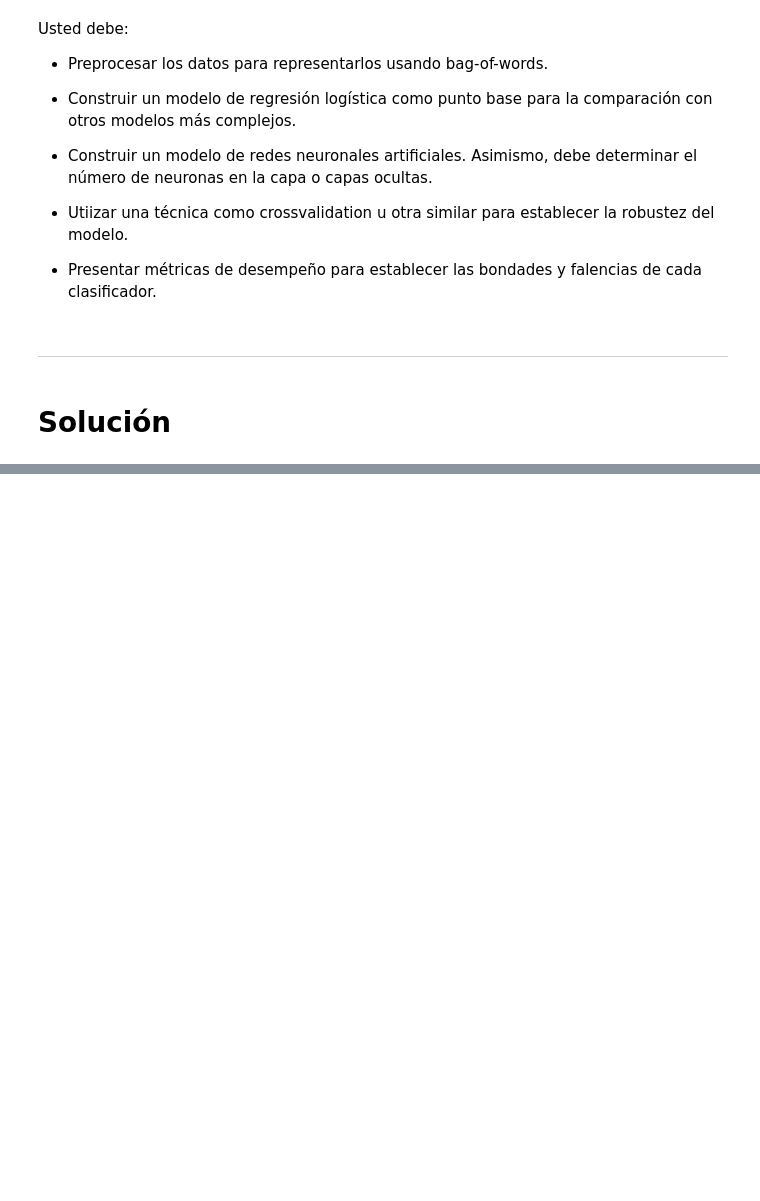
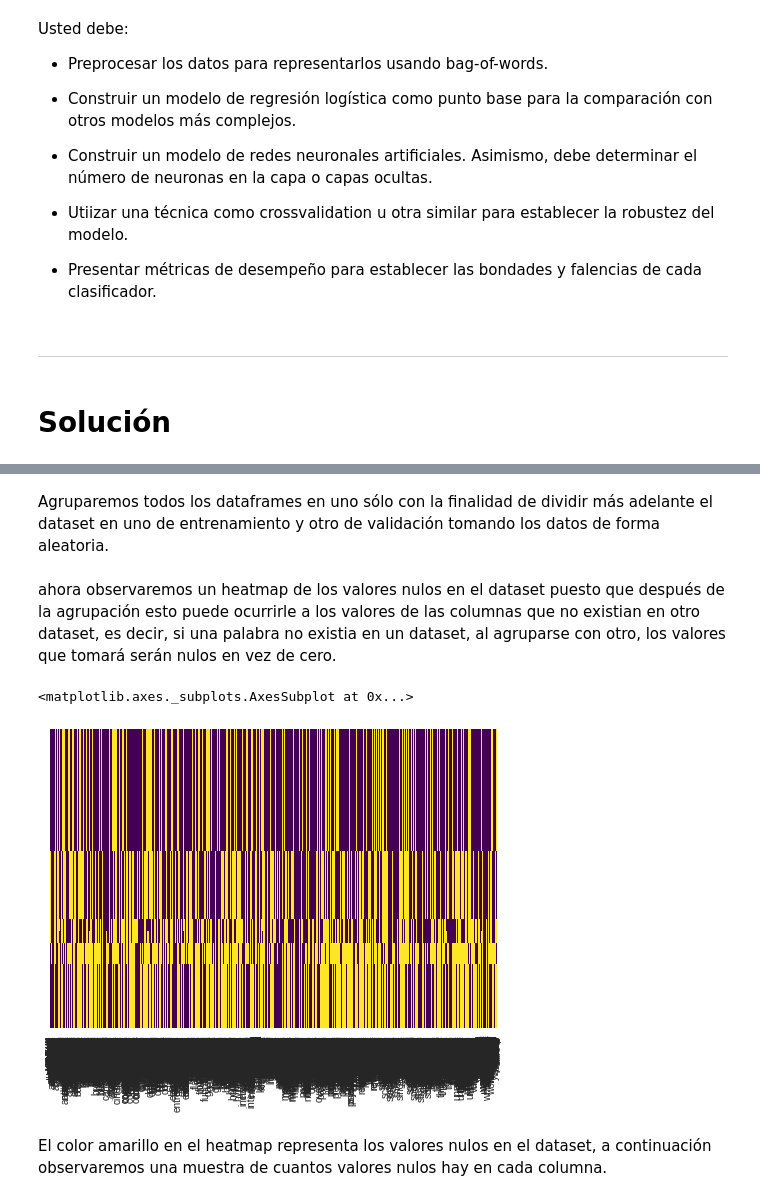
Before and after one commit to ann-2018-03/evaluacion-Daniel2894, a Jupyter notebook: 03-spam.ipynb, the cells around one changed output, grey strips where cells are left out. Drawn from its saved outputs; the diff is of its cells as text; code cells hidden in the pictures; blank space fills up the shorter version.

Commit message:
spam classifier finished

```diff
--- a/03-spam.ipynb
+++ b/03-spam.ipynb
@@ -92,0 +182,14 @@ print(sms_df.shape) # deberia ser 1897 filas + 4397 filas = 6294 filas y 2 colum
+# %%
+first_easy_ham_files = glob.glob("datos/spam-filter/easy_ham/0*")
+second_easy_ham_files = glob.glob("datos/spam-filter/easy_ham_2/0*")
+first_hard_ham_files = glob.glob("datos/spam-filter/hard_ham/0*")
+second_hard_ham_files = glob.glob("datos/spam-filter/hard_ham_2/0*")
+first_spam_files = glob.glob("datos/spam-filter/spam/0*")
+second_spam_files = glob.glob("datos/spam-filter/spam_2/0*")
+
+first_easy_ham_messages = preprocess_files(first_easy_ham_files)
+second_easy_ham_messages = preprocess_files(second_easy_ham_files)
+first_hard_ham_messages = preprocess_files(first_hard_ham_files)
+second_hard_ham_messages = preprocess_files(second_hard_ham_files)
+first_spam_messages = preprocess_files(first_spam_files)
+second_spam_messages = preprocess_files(second_spam_files)
@@ -92,0 +206,20 @@ print(sms_df.shape) # deberia ser 1897 filas + 4397 filas = 6294 filas y 2 colum
+# %%
+def get_bag_of_words_dataset(files, is_spam_files):
+    from sklearn.feature_extraction.text import CountVectorizer
+    vectorizer = CountVectorizer()
+    bag_of_words = vectorizer.fit_transform(files).todense()
+    dataframe = pd.DataFrame(bag_of_words, columns=vectorizer.get_feature_names())
+
+    if is_spam_files:
+        dataframe['spam'] = 1
+    else:
+        dataframe['spam'] = 0
+
+    return dataframe
+# %%
+first_easy_ham_dataset = get_bag_of_words_dataset(first_easy_ham_messages, False)
+second_easy_ham_dataset = get_bag_of_words_dataset(second_easy_ham_messages, False)
+first_hard_ham_dataset = get_bag_of_words_dataset(first_hard_ham_messages, False)
+second_hard_ham_dataset = get_bag_of_words_dataset(second_hard_ham_messages, False)
+first_spam_dataset = get_bag_of_words_dataset(first_spam_messages, True)
+second_spam_dataset = get_bag_of_words_dataset(second_spam_messages, True)
@@ -92,0 +248,16 @@ print(sms_df.shape) # deberia ser 1897 filas + 4397 filas = 6294 filas y 2 colum
+# %% [markdown]
+Agruparemos todos los dataframes en uno sólo con la finalidad de dividir más adelante el dataset en uno de entrenamiento y otro de validación tomando los datos de forma aleatoria.
+# %%
+all_df= [first_easy_ham_dataset, second_easy_ham_dataset, first_hard_ham_dataset,
+        second_hard_ham_dataset, first_spam_dataset, second_spam_dataset]
+spam_df = pd.concat(all_df, axis=0, ignore_index=True)
+# %% [markdown]
+ahora observaremos un heatmap de los valores nulos en el dataset puesto que después de la agrupación esto puede ocurrirle a los valores de las columnas que no existian en otro dataset, es decir, si una palabra no existia en un dataset, al agruparse con otro, los valores que tomará serán nulos en vez de cero.
+# %%
+import seaborn as sns
+sns.heatmap(spam_df.isna(),yticklabels=False,cbar=False,cmap='viridis')
+# %% [output]
+<matplotlib.axes._subplots.AxesSubplot at 0x...>
+[figure, added]
+# %% [markdown]
+El color amarillo en el heatmap representa los valores nulos en el dataset, a continuación observaremos una muestra de cuantos valores nulos hay en cada columna.
```
Also changed, not shown: parts of 48 cells of this notebook.
